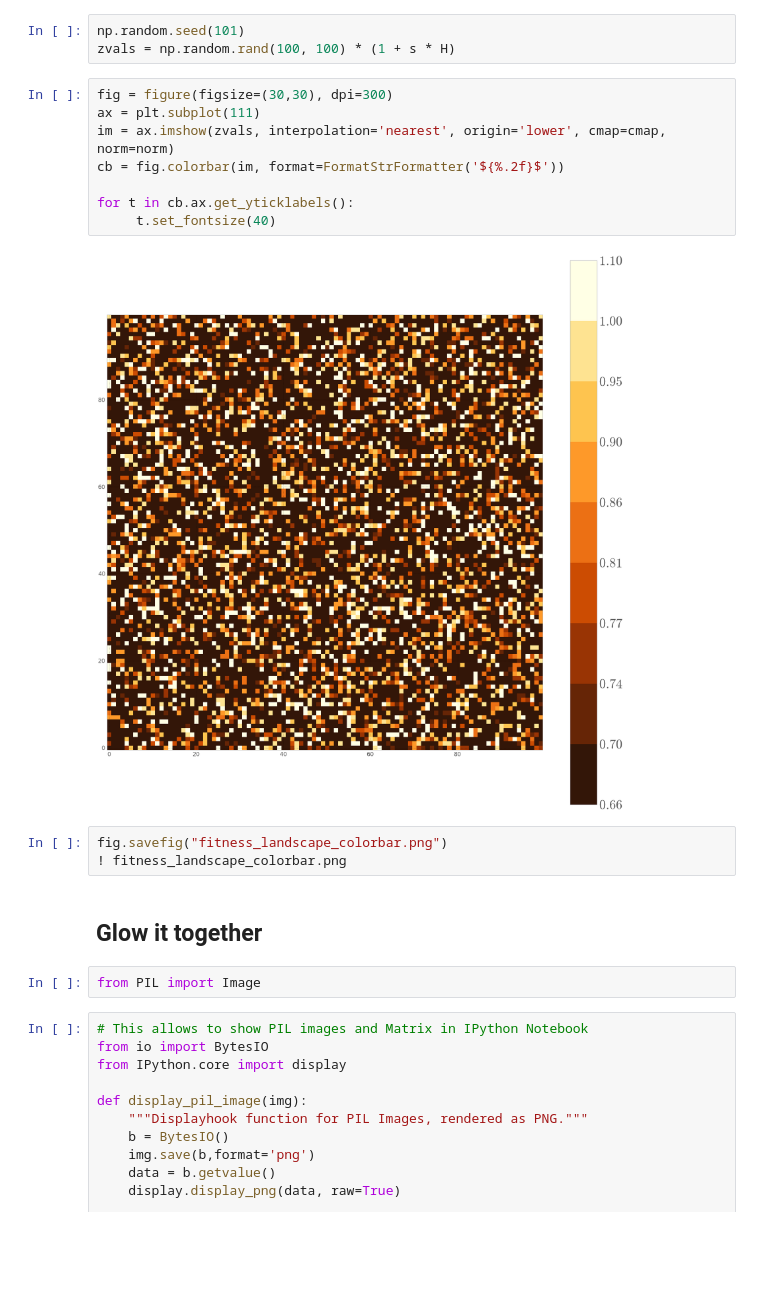
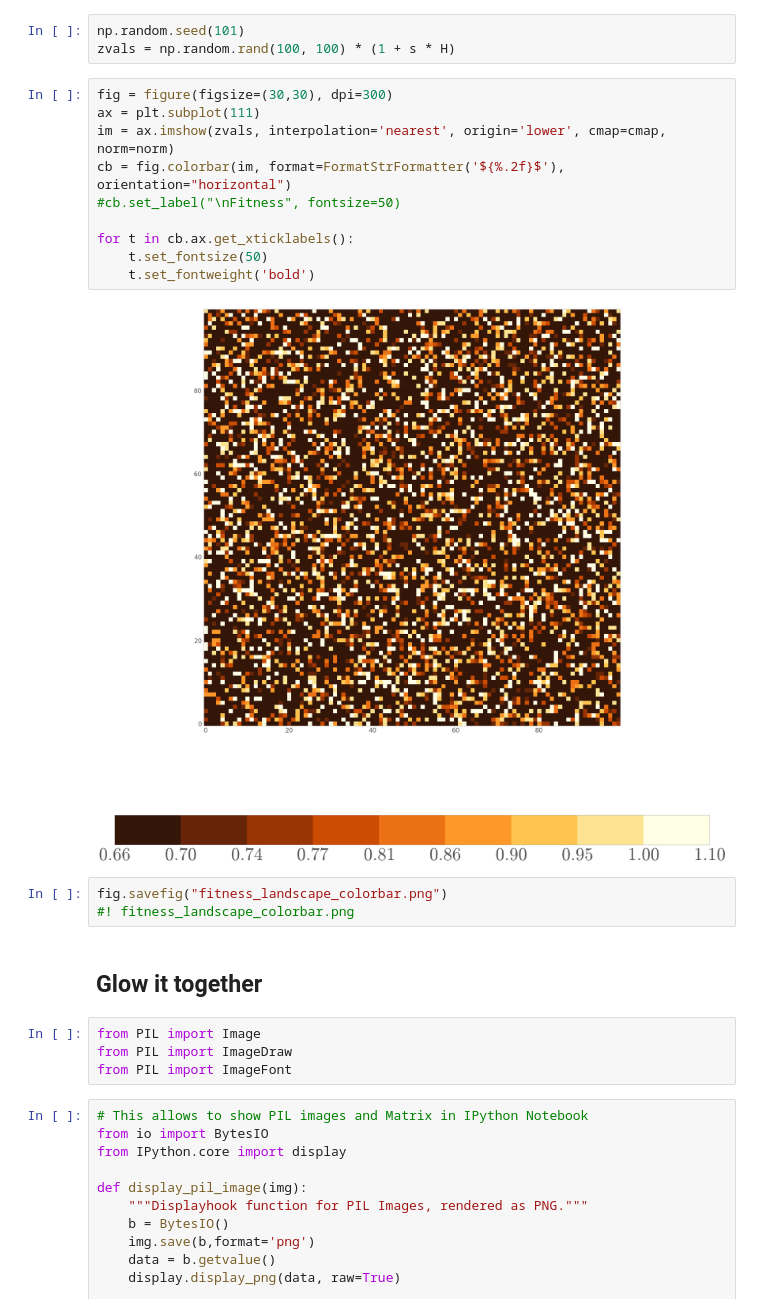
Before and after one commit to yoavram/ruggedsim, a Jupyter notebook: manuscript/figures.ipynb, the cells around one changed output. Drawn from its saved outputs; the diff is of its cells as text; blank space fills up the shorter version.

Commit message:
finished fitness landscape

```diff
--- a/manuscript/figures.ipynb
+++ b/manuscript/figures.ipynb
@@ -367,20 +367,24 @@ zvals = np.random.rand(100, 100) * (1 + s * H)
 # %%
 fig = figure(figsize=(30,30), dpi=300)
 ax = plt.subplot(111)
 im = ax.imshow(zvals, interpolation='nearest', origin='lower', cmap=cmap, norm=norm)
-cb = fig.colorbar(im, format=FormatStrFormatter('${%.2f}$'))
+cb = fig.colorbar(im, format=FormatStrFormatter('${%.2f}$'), orientation="horizontal")
+#cb.set_label("\nFitness", fontsize=50)
 
-for t in cb.ax.get_yticklabels():
-     t.set_fontsize(40)
+for t in cb.ax.get_xticklabels():
+    t.set_fontsize(50)
+    t.set_fontweight('bold')
 # %% [output]
-[figure, old version]
+[figure, new version]
 # %%
 fig.savefig("fitness_landscape_colorbar.png")
-! fitness_landscape_colorbar.png
+#! fitness_landscape_colorbar.png
 # %% [markdown]
 ## Glow it together
 # %%
 from PIL import Image
+from PIL import ImageDraw
+from PIL import ImageFont
 # %%
 # This allows to show PIL images and Matrix in IPython Notebook
 from io import BytesIO
```
Also changed, not shown: parts of 9 cells of this notebook.
